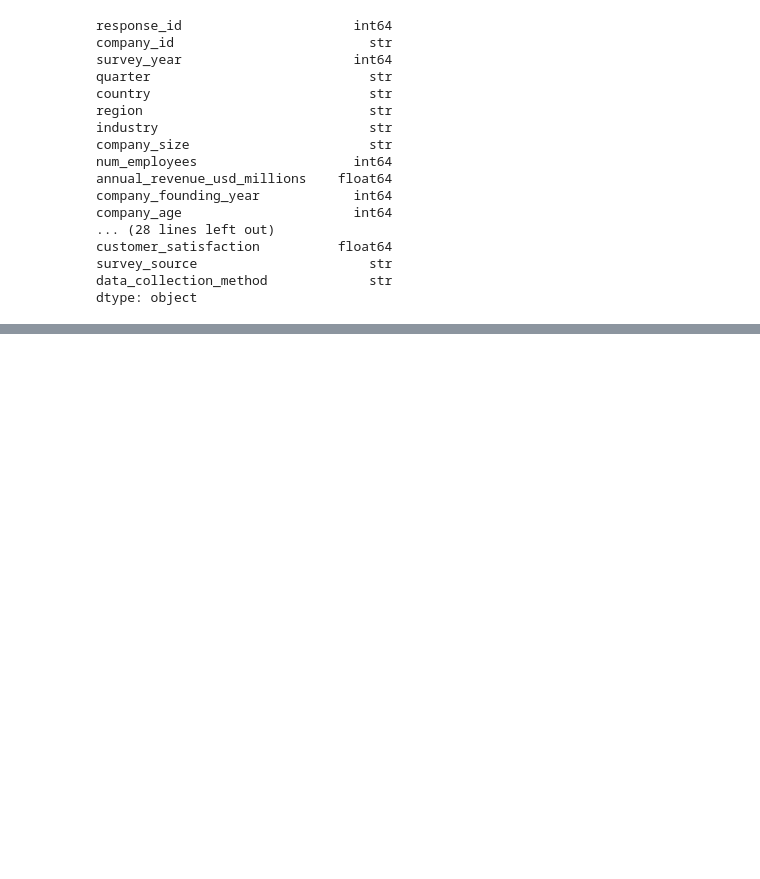
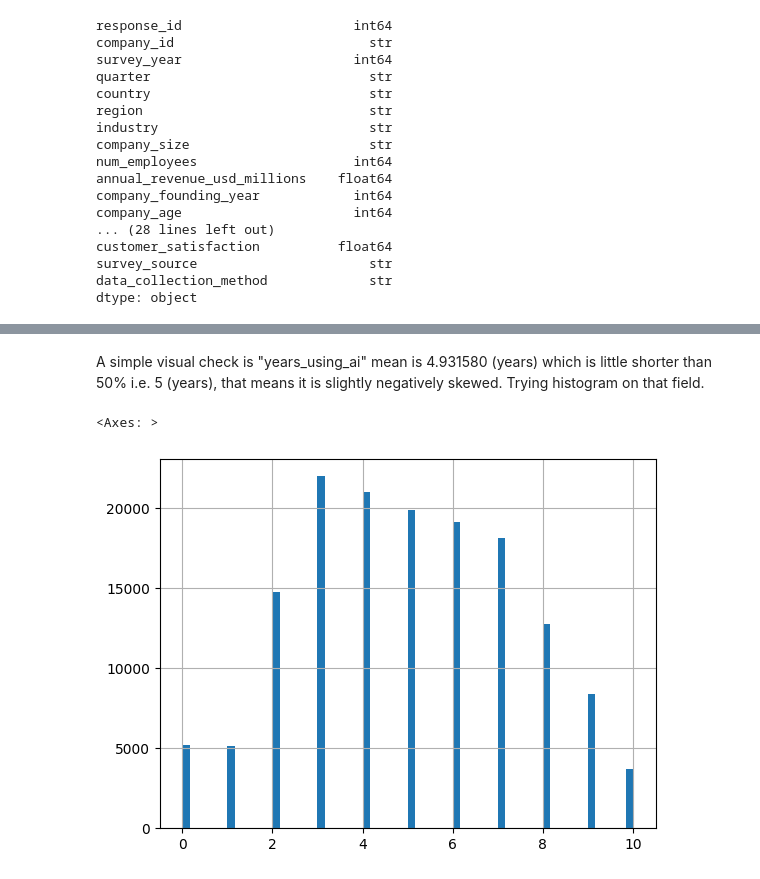
Before and after one commit to HemDesh/Data_Analysis_on_AI_Adoption_and_Workforce_Impact, a Jupyter notebook: notebooks/main.ipynb, the cells around one changed output, grey strips where cells are left out. Cells and saved outputs as stored; diff of their text form; code cells hidden in the pictures; blank space fills up the shorter version.

```diff
--- a/notebooks/main.ipynb
+++ b/notebooks/main.ipynb
@@ -89,0 +106,5 @@ dtype: int64
+# %%
+df.dropna(subset=["survey_source"],inplace=True)
+df.dropna(subset=["ai_adoption_stage"],inplace=True)
+df.dropna(subset=["region"],inplace=True)
+df.dropna(subset=["company_size"],inplace=True)
@@ -89,0 +163,2 @@ dtype: int64
+# %%
+df.drop_duplicates(keep="first", inplace=True)
@@ -178,0 +275,8 @@ import matplotlib.pyplot as plt
+# %% [markdown]
+A simple visual check is "years_using_ai" mean is 4.931580 (years) which is little shorter than 50% i.e. 5 (years), that means it is slightly negatively skewed.
+Trying histogram on that field.
+# %%
+df['years_using_ai'].hist(bins=60)
+# %% [output]
+<Axes: >
+[figure, added]
```
Also changed, not shown: parts of 55 cells of this notebook, 10 other files.
